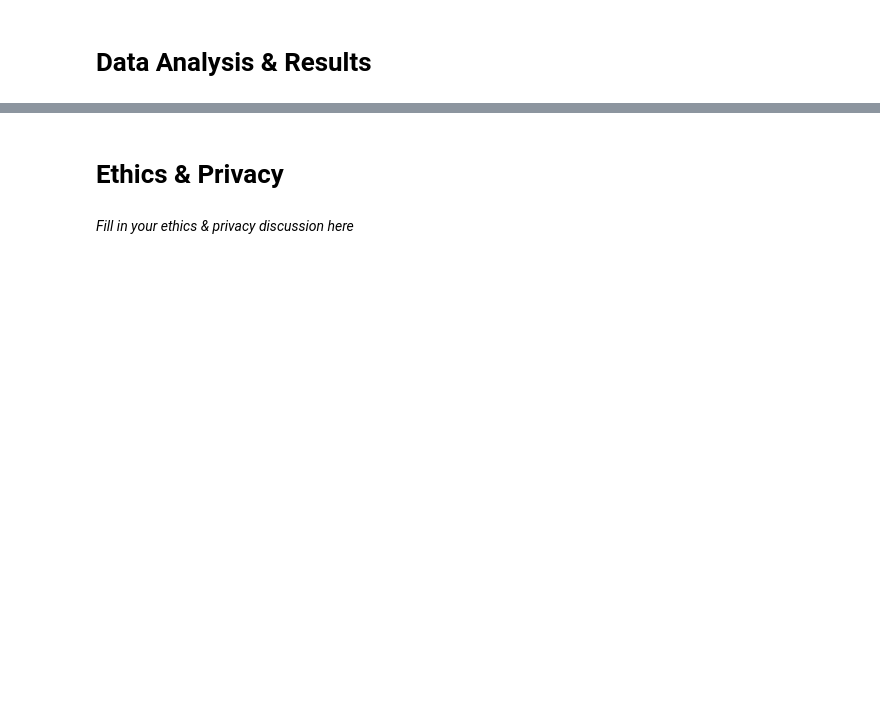
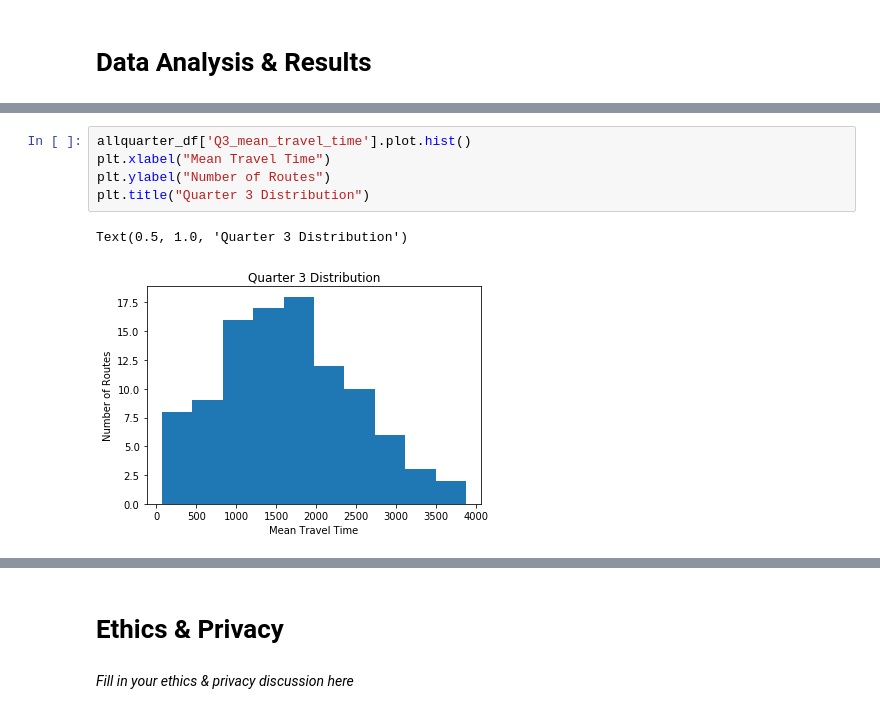
Before and after one commit to M20190649/COGS-108-Final-Project, a Jupyter notebook: FinalProject_group172.ipynb, the cells around one changed output, grey strips where cells are left out. Saved outputs shown, nothing was run; the diff lists cells and outputs as text; blank space fills up the shorter version.

```diff
--- a/FinalProject_group172.ipynb
+++ b/FinalProject_group172.ipynb
@@ -794,0 +786,8 @@ for df_route in dfs_route_4:
+# %%
+allquarter_df['Q3_mean_travel_time'].plot.hist()
+plt.xlabel("Mean Travel Time")
+plt.ylabel("Number of Routes")
+plt.title("Quarter 3 Distribution")
+# %% [output]
+Text(0.5, 1.0, 'Quarter 3 Distribution')
+[figure, added]
```
Also changed, not shown: parts of 38 cells of this notebook.
